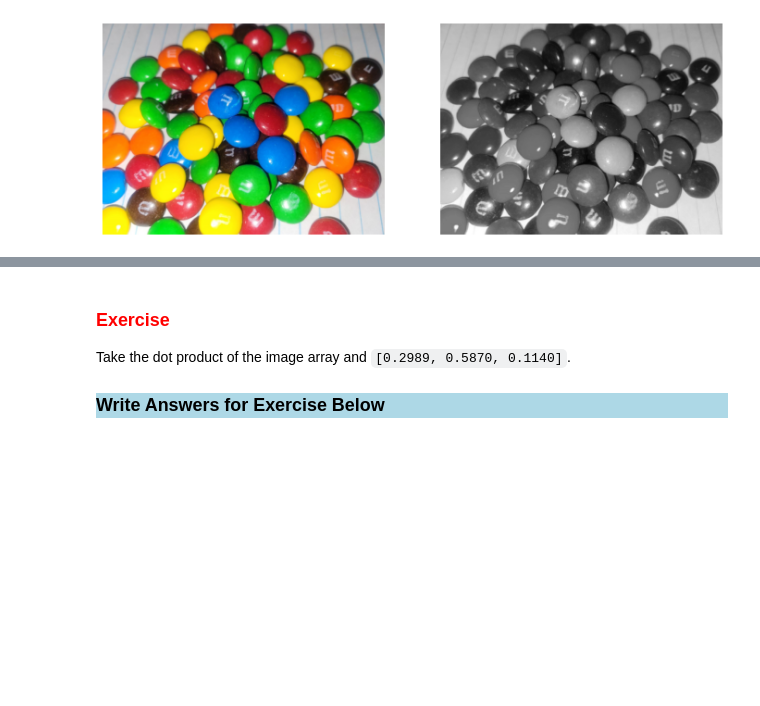
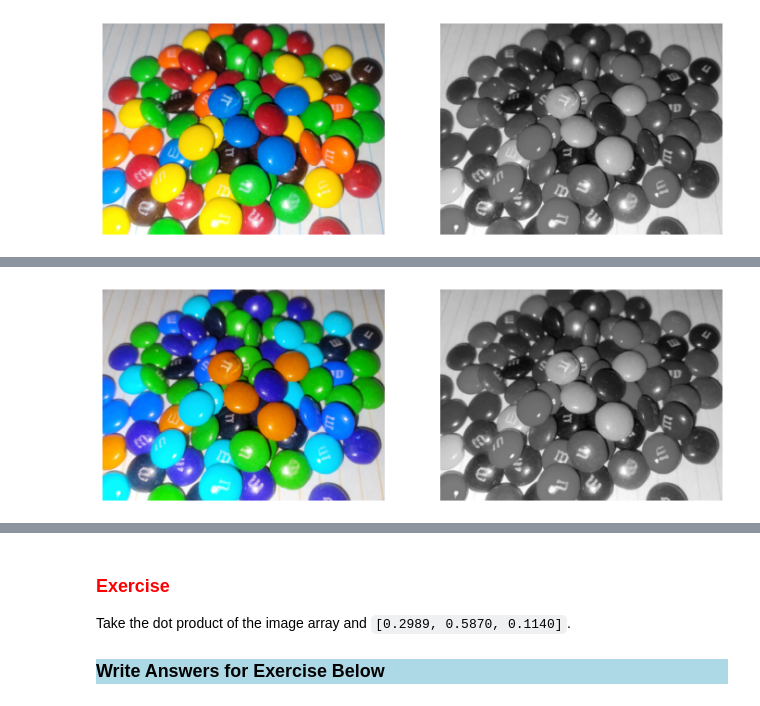
Before and after one commit to TheDataScienceLabs/DataLab_Multivariate_Calculus, a Jupyter notebook: Color_Labs/grayscale.ipynb, the cells around one changed output, grey strips where cells are left out. Saved outputs shown, nothing was run; the diff lists cells and outputs as text; code cells hidden in the pictures; blank space fills up the shorter version.

```diff
--- a/Color_Labs/grayscale.ipynb
+++ b/Color_Labs/grayscale.ipynb
@@ -46,0 +59,8 @@ At first glance, this might seem like a perfectly reasonable solution, since eve
+# %%
+import cv2 # OpenCV; reads images in HSV instead of RGB
+
+img = cv2.imread('mnms.jpg')
+new = magnitudemethod(img)
+showimage(img,new)
+# %% [output]
+[figure, added]
```
Also changed, not shown: parts of 5 cells of this notebook.
